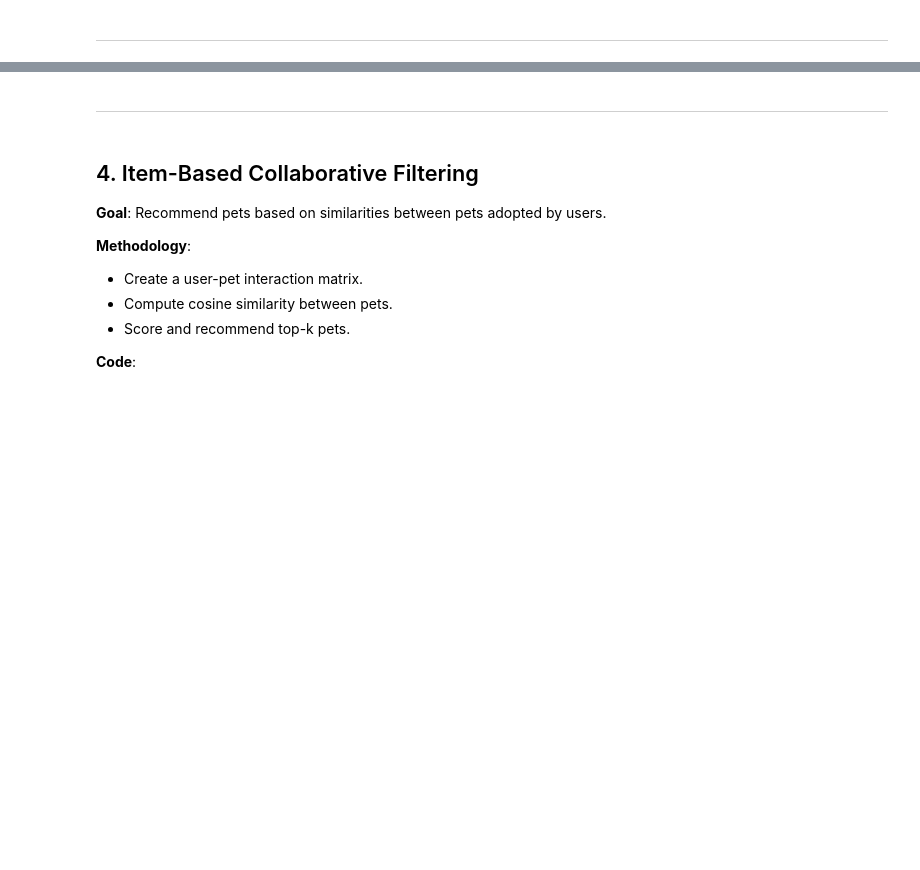
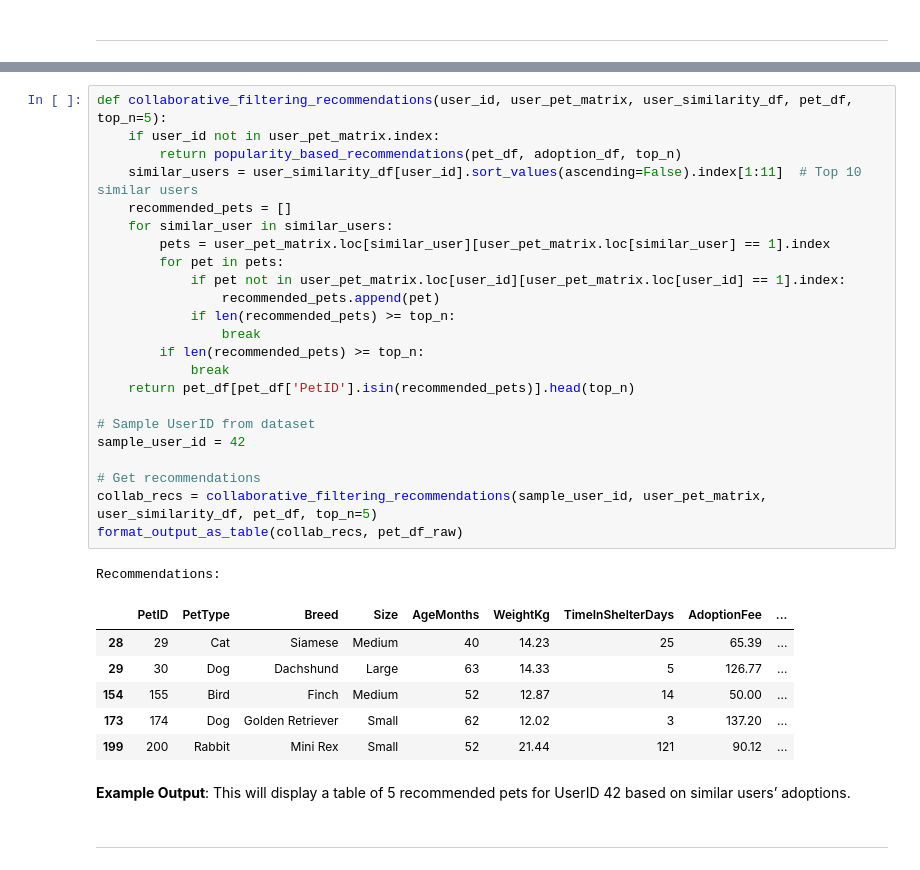
Before and after one commit to pho-veteran/pet-rec-sys, a Jupyter notebook: jupyter_notebook/PetRecSys.ipynb, the cells around one changed output, grey strips where cells are left out. Saved outputs shown, nothing was run; the diff lists cells and outputs as text; blank space fills up the shorter version.

```diff
--- a/jupyter_notebook/PetRecSys.ipynb
+++ b/jupyter_notebook/PetRecSys.ipynb
@@ -222,14 +315,35 @@ else:
+# %%
+def collaborative_filtering_recommendations(user_id, user_pet_matrix, user_similarity_df, pet_df, top_n=5):
+    if user_id not in user_pet_matrix.index:
+        return popularity_based_recommendations(pet_df, adoption_df, top_n)
+    similar_users = user_similarity_df[user_id].sort_values(ascending=False).index[1:11]  # Top 10 similar users
+    recommended_pets = []
+    for similar_user in similar_users:
+        pets = user_pet_matrix.loc[similar_user][user_pet_matrix.loc[similar_user] == 1].index
+        for pet in pets:
+            if pet not in user_pet_matrix.loc[user_id][user_pet_matrix.loc[user_id] == 1].index:
+                recommended_pets.append(pet)
+            if len(recommended_pets) >= top_n:
+                break
+        if len(recommended_pets) >= top_n:
+            break
+    return pet_df[pet_df['PetID'].isin(recommended_pets)].head(top_n)
+
+# Sample UserID from dataset
+sample_user_id = 42
+
+# Get recommendations
+collab_recs = collaborative_filtering_recommendations(sample_user_id, user_pet_matrix, user_similarity_df, pet_df, top_n=5)
+format_output_as_table(collab_recs, pet_df_raw)
+# %% [output]
+Recommendations:
+|  | PetID | PetType | Breed | Size | AgeMonths | WeightKg | TimeInShelterDays | AdoptionFee | ... |
+| 28 | 29 | Cat | Siamese | Medium | 40 | 14.23 | 25 | 65.39 | ... |
+| 29 | 30 | Dog | Dachshund | Large | 63 | 14.33 | 5 | 126.77 | ... |
+| 154 | 155 | Bird | Finch | Medium | 52 | 12.87 | 14 | 50.00 | ... |
+| 173 | 174 | Dog | Golden Retriever | Small | 62 | 12.02 | 3 | 137.20 | ... |
+| 199 | 200 | Rabbit | Mini Rex | Small | 52 | 21.44 | 121 | 90.12 | ... |
+# %% [markdown]
+**Example Output**: This will display a table of 5 recommended pets for UserID 42 based on similar users’ adoptions.
 # %% [markdown]
 ---
-# %% [markdown]
-## 4. Item-Based Collaborative Filtering
-
-**Goal**: Recommend pets based on similarities between pets adopted by users.
-
-**Methodology**:
-
-- Create a user-pet interaction matrix.
-- Compute cosine similarity between pets.
-- Score and recommend top-k pets.
-
-**Code**:
```
Also changed, not shown: parts of 29 cells of this notebook, 5 other files.
